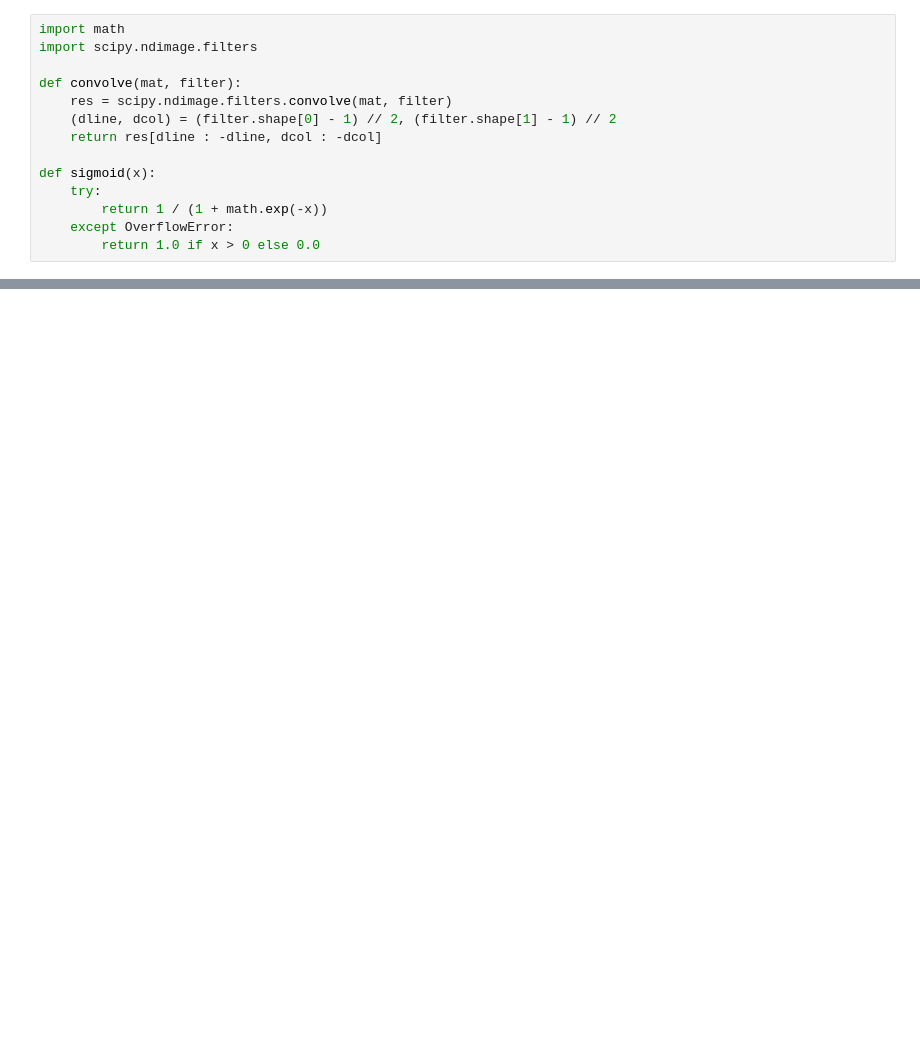
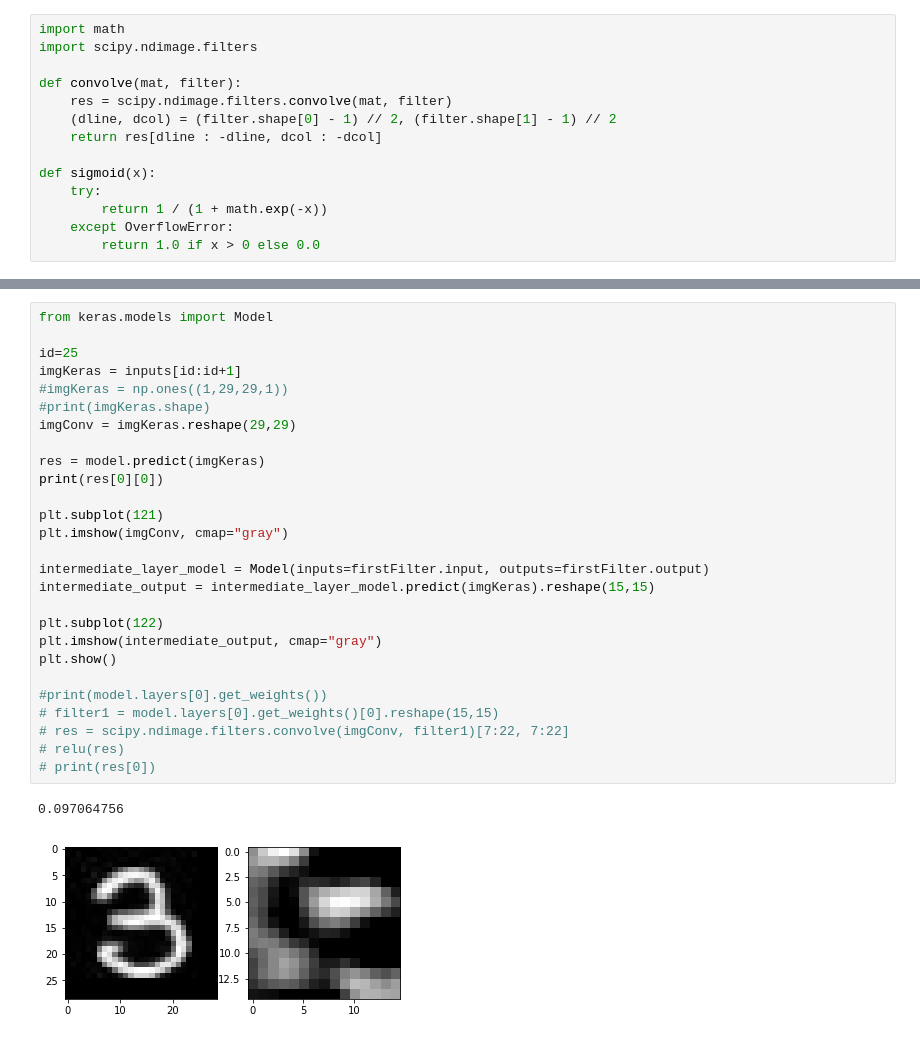
Before and after one commit to rafaelms101/faculdade, a Jupyter notebook: pdi/TP2/Untitled.ipynb, the cells around one changed output, grey strips where cells are left out. Drawn from its saved outputs; the diff is of its cells as text; blank space fills up the shorter version.

```diff
--- a/pdi/TP2/Untitled.ipynb
+++ b/pdi/TP2/Untitled.ipynb
@@ -121,0 +265,30 @@ for a in range(100):
+# %%
+from keras.models import Model
+
+id=25
+imgKeras = inputs[id:id+1]
+#imgKeras = np.ones((1,29,29,1))
+#print(imgKeras.shape)
+imgConv = imgKeras.reshape(29,29)
+
+res = model.predict(imgKeras)
+print(res[0][0])
+
+plt.subplot(121)
+plt.imshow(imgConv, cmap="gray")
+
+intermediate_layer_model = Model(inputs=firstFilter.input, outputs=firstFilter.output)
+intermediate_output = intermediate_layer_model.predict(imgKeras).reshape(15,15)
+
+plt.subplot(122)
+plt.imshow(intermediate_output, cmap="gray")
+plt.show()
+
+#print(model.layers[0].get_weights())
+# filter1 = model.layers[0].get_weights()[0].reshape(15,15)
+# res = scipy.ndimage.filters.convolve(imgConv, filter1)[7:22, 7:22]
+# relu(res)
+# print(res[0])
+# %% [output]
+0.097064756
+[figure, added]
```
Also changed, not shown: parts of 7 cells of this notebook.
